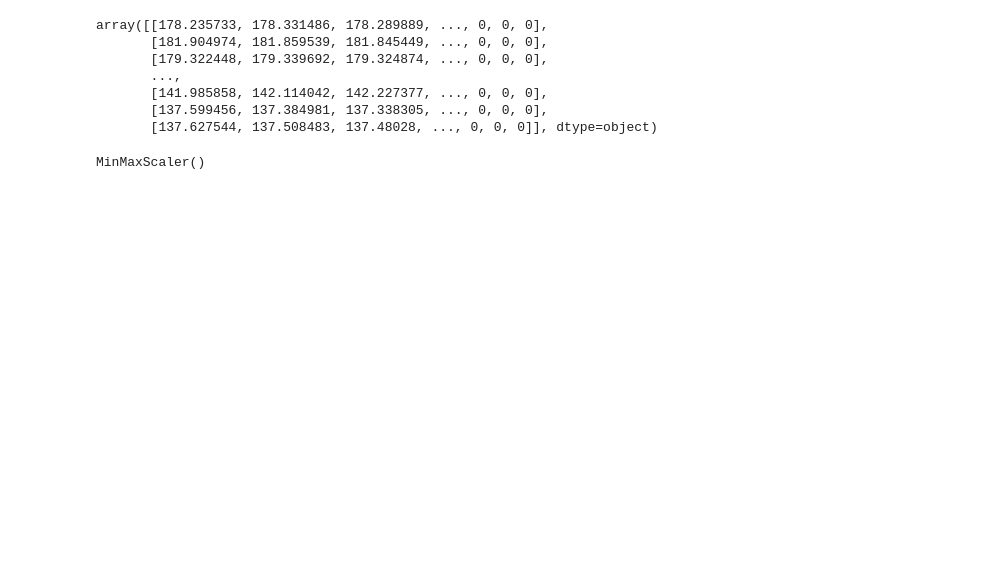
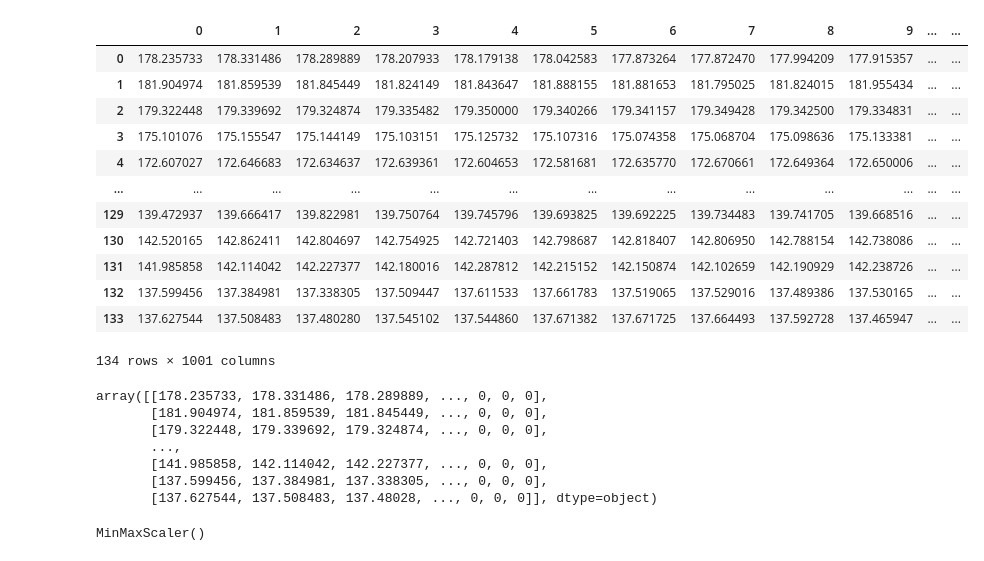
Before and after one commit to angeldeniz11235/wgu-capstone, a Jupyter notebook: machine-learning.ipynb, the cells around one changed output. Saved outputs shown, nothing was run; the diff lists cells and outputs as text; code cells hidden in the pictures; blank space fills up the shorter version.

```diff
--- a/machine-learning.ipynb
+++ b/machine-learning.ipynb
@@ -12,3 +32,19 @@ apple_df_ML
+# %%
+apple_df_ML
+# %% [output]
+|  | 0 | 1 | 2 | 3 | 4 | 5 | 6 | 7 | 8 | 9 | ... | ... |
+| 0 | 178.235733 | 178.331486 | 178.289889 | 178.207933 | 178.179138 | 178.042583 | 177.873264 | 177.872470 | 177.994209 | 177.915357 | ... | ... |
+| 1 | 181.904974 | 181.859539 | 181.845449 | 181.824149 | 181.843647 | 181.888155 | 181.881653 | 181.795025 | 181.824015 | 181.955434 | ... | ... |
+| 2 | 179.322448 | 179.339692 | 179.324874 | 179.335482 | 179.350000 | 179.340266 | 179.341157 | 179.349428 | 179.342500 | 179.334831 | ... | ... |
+| 3 | 175.101076 | 175.155547 | 175.144149 | 175.103151 | 175.125732 | 175.107316 | 175.074358 | 175.068704 | 175.098636 | 175.133381 | ... | ... |
+| 4 | 172.607027 | 172.646683 | 172.634637 | 172.639361 | 172.604653 | 172.581681 | 172.635770 | 172.670661 | 172.649364 | 172.650006 | ... | ... |
+| ... | ... | ... | ... | ... | ... | ... | ... | ... | ... | ... | ... | ... |
+| 129 | 139.472937 | 139.666417 | 139.822981 | 139.750764 | 139.745796 | 139.693825 | 139.692225 | 139.734483 | 139.741705 | 139.668516 | ... | ... |
+| 130 | 142.520165 | 142.862411 | 142.804697 | 142.754925 | 142.721403 | 142.798687 | 142.818407 | 142.806950 | 142.788154 | 142.738086 | ... | ... |
+| 131 | 141.985858 | 142.114042 | 142.227377 | 142.180016 | 142.287812 | 142.215152 | 142.150874 | 142.102659 | 142.190929 | 142.238726 | ... | ... |
+| 132 | 137.599456 | 137.384981 | 137.338305 | 137.509447 | 137.611533 | 137.661783 | 137.519065 | 137.529016 | 137.489386 | 137.530165 | ... | ... |
+| 133 | 137.627544 | 137.508483 | 137.480280 | 137.545102 | 137.544860 | 137.671382 | 137.671725 | 137.664493 | 137.592728 | 137.465947 | ... | ... |
+134 rows × 1001 columns
 # %%
 X = apple_df_ML.drop('gain', axis=1).values
 y = apple_df_ML['gain'].values
```
Also changed, not shown: parts of 5 cells of this notebook.
